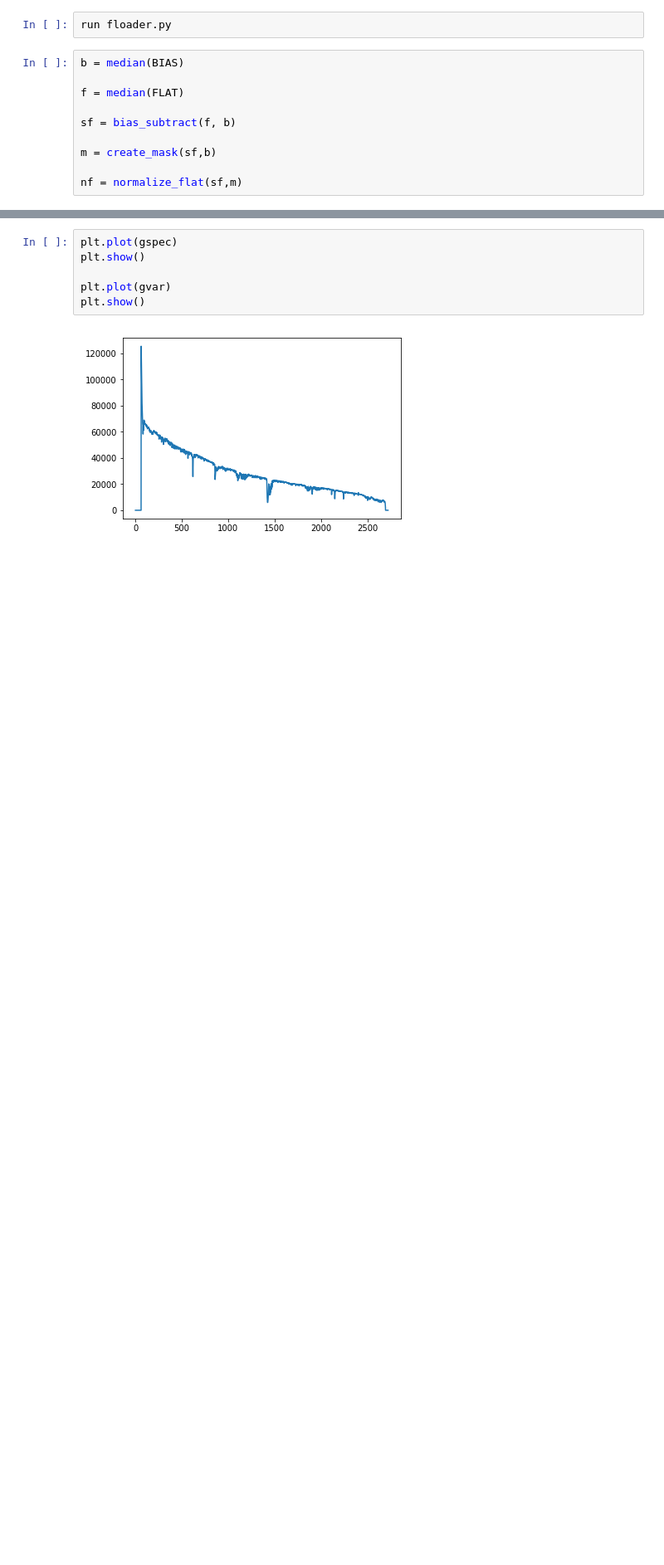
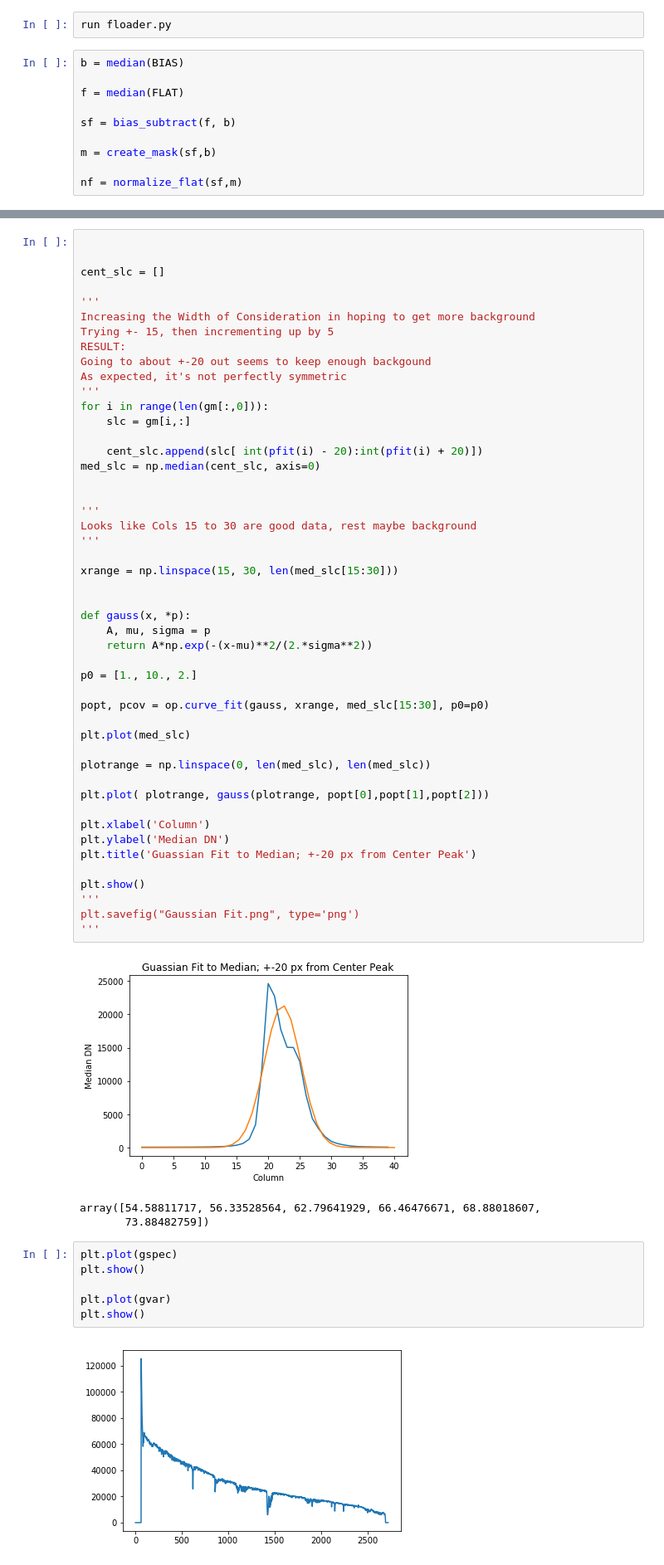
Before and after one commit to rtlow/CHARM-KASTr, a Jupyter notebook: jupyter/testingnb.ipynb, the cells around one changed output, grey strips where cells are left out. Shown: that part at 83% size. Cells and saved outputs as stored; diff of their text form; blank space fills up the shorter version.

```diff
--- a/jupyter/testingnb.ipynb
+++ b/jupyter/testingnb.ipynb
@@ -38,6 +41,58 @@ g_weight = weight_function(gm, pfit)
 gspec = extract_spectrum(gm, pfit, g_weight)
 
 gvar = extract_variance(gvar_im_norm, pfit, g_weight)
+# %%
+
+
+cent_slc = []
+
+'''
+Increasing the Width of Consideration in hoping to get more background
+Trying +- 15, then incrementing up by 5
+RESULT:
+Going to about +-20 out seems to keep enough backgound
+As expected, it's not perfectly symmetric
+'''
+for i in range(len(gm[:,0])):
+    slc = gm[i,:]
+
+    cent_slc.append(slc[ int(pfit(i) - 20):int(pfit(i) + 20)])
+med_slc = np.median(cent_slc, axis=0)
+
+
+'''
+Looks like Cols 15 to 30 are good data, rest maybe background
+'''
+
+xrange = np.linspace(15, 30, len(med_slc[15:30]))
+
+
+def gauss(x, *p):
+    A, mu, sigma = p
+    return A*np.exp(-(x-mu)**2/(2.*sigma**2))
+
+p0 = [1., 10., 2.]
+
+popt, pcov = op.curve_fit(gauss, xrange, med_slc[15:30], p0=p0)
+
+plt.plot(med_slc)
+
+plotrange = np.linspace(0, len(med_slc), len(med_slc))
+
+plt.plot( plotrange, gauss(plotrange, popt[0],popt[1],popt[2]))
+
+plt.xlabel('Column')
+plt.ylabel('Median DN')
+plt.title('Guassian Fit to Median; +-20 px from Center Peak')
+
+plt.show()
+'''
+plt.savefig("Gaussian Fit.png", type='png')
+'''
+# %% [output]
+[figure, added]
+array([54.58811717, 56.33528564, 62.79641929, 66.46476671, 68.88018607,
+       73.88482759])
 # %%
 plt.plot(gspec)
 plt.show()
```
Also changed, not shown: parts of 7 cells of this notebook.
